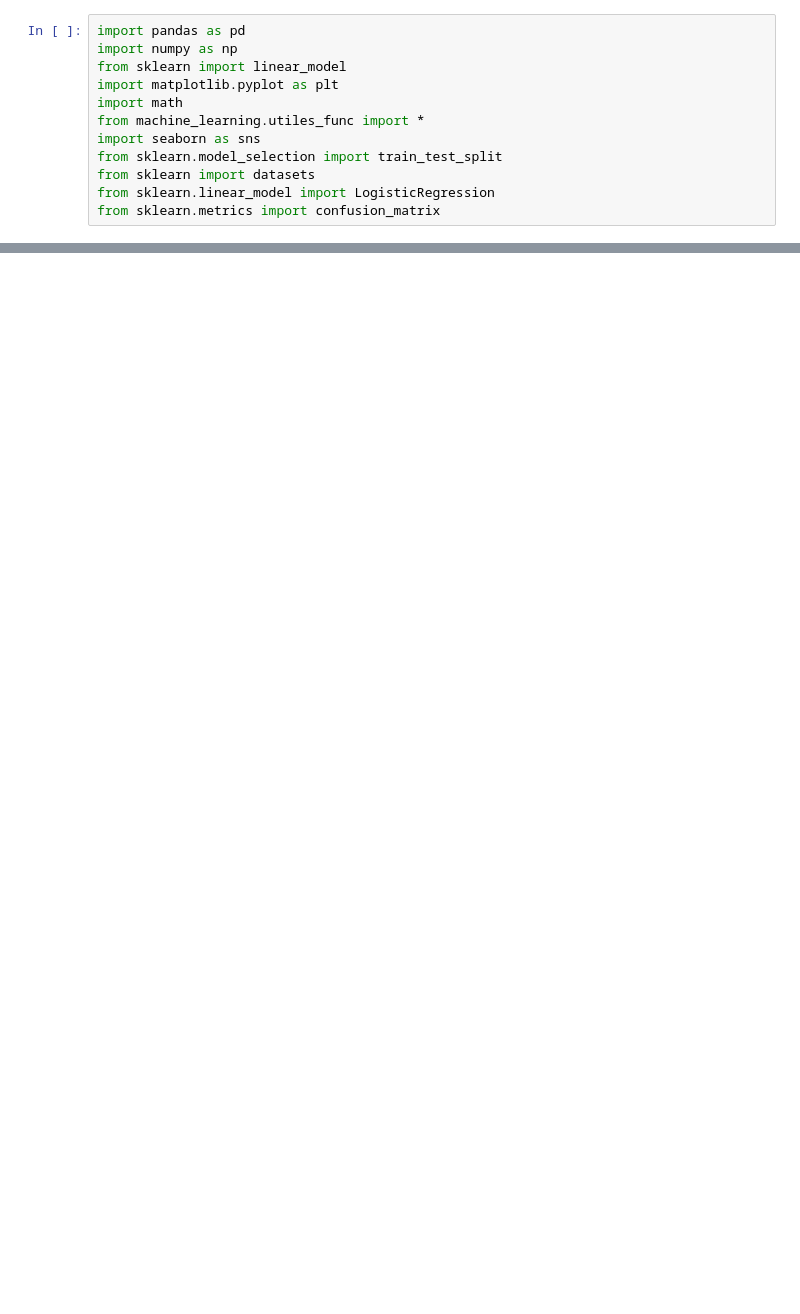
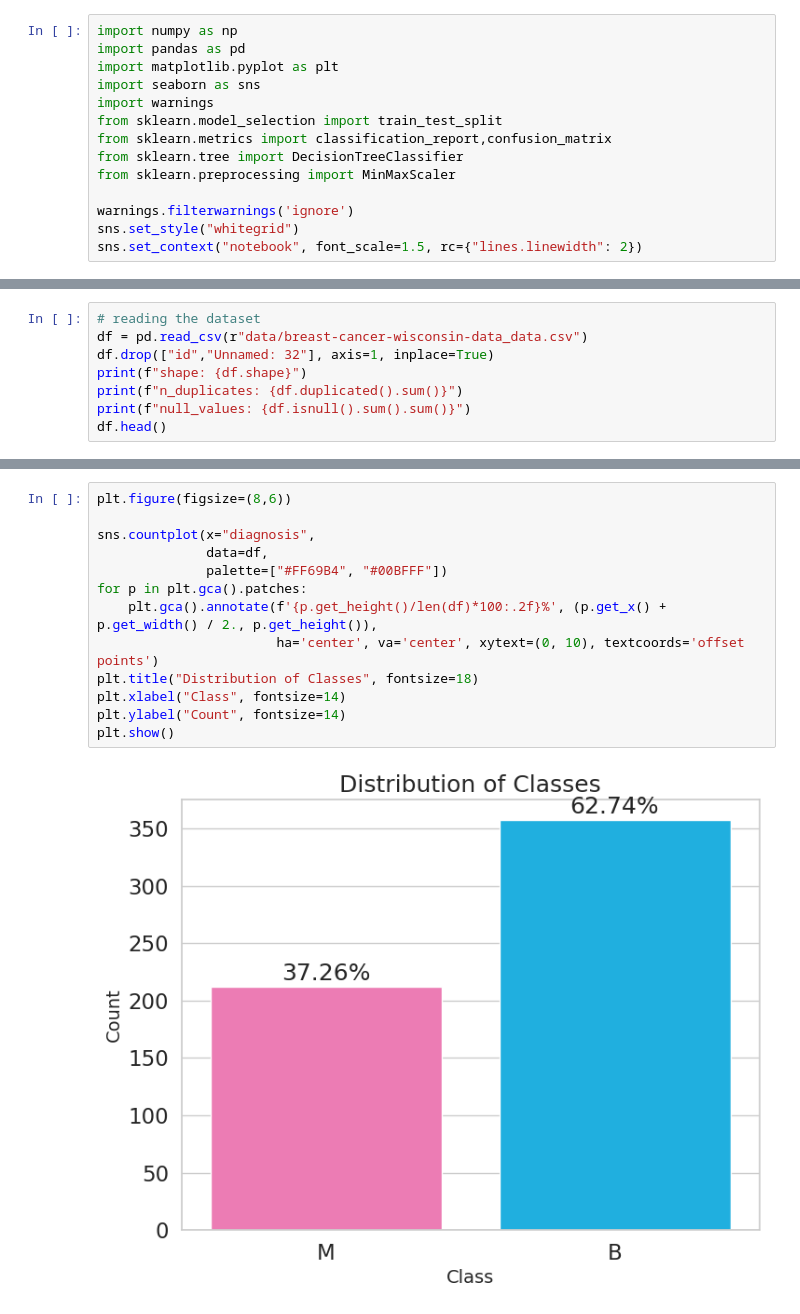
Before and after one commit to dinaOuahbi/ML, a Jupyter notebook: modeling.ipynb, the cells around one changed output, grey strips where cells are left out. Cells and saved outputs as stored; diff of their text form; blank space fills up the shorter version.

Commit message:
dt basic training breast cancer

```diff
--- a/modeling.ipynb
+++ b/modeling.ipynb
@@ -1,12 +1,14 @@
 # %%
+import numpy as np
 import pandas as pd
-import numpy as np
-from sklearn import linear_model
 import matplotlib.pyplot as plt
-import math
-from machine_learning.utiles_func import *
 import seaborn as sns
+import warnings
 from sklearn.model_selection import train_test_split
-from sklearn import datasets
-from sklearn.linear_model import LogisticRegression
-from sklearn.metrics import confusion_matrix
+from sklearn.metrics import classification_report,confusion_matrix
+from sklearn.tree import DecisionTreeClassifier
+from sklearn.preprocessing import MinMaxScaler
+
+warnings.filterwarnings('ignore')
+sns.set_style("whitegrid")
+sns.set_context("notebook", font_scale=1.5, rc={"lines.linewidth": 2})
@@ -121,0 +36,8 @@ Text(95.72222222222221, 0.5, 'Truth')
+# %%
+# reading the dataset
+df = pd.read_csv(r"data/breast-cancer-wisconsin-data_data.csv")
+df.drop(["id","Unnamed: 32"], axis=1, inplace=True)
+print(f"shape: {df.shape}")
+print(f"n_duplicates: {df.duplicated().sum()}")
+print(f"null_values: {df.isnull().sum().sum()}")
+df.head()
@@ -121,0 +58,15 @@ Text(95.72222222222221, 0.5, 'Truth')
+# %%
+plt.figure(figsize=(8,6))
+
+sns.countplot(x="diagnosis",
+              data=df,
+              palette=["#FF69B4", "#00BFFF"])
+for p in plt.gca().patches:
+    plt.gca().annotate(f'{p.get_height()/len(df)*100:.2f}%', (p.get_x() + p.get_width() / 2., p.get_height()),
+                       ha='center', va='center', xytext=(0, 10), textcoords='offset points')
+plt.title("Distribution of Classes", fontsize=18)
+plt.xlabel("Class", fontsize=14)
+plt.ylabel("Count", fontsize=14)
+plt.show()
+# %% [output]
+[figure, added]
```
Also changed, not shown: parts of 27 cells of this notebook, 3 other files.
